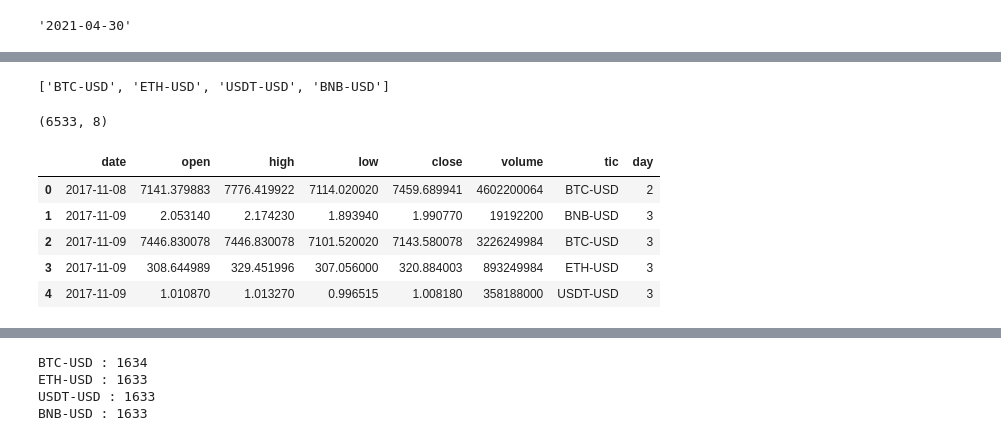
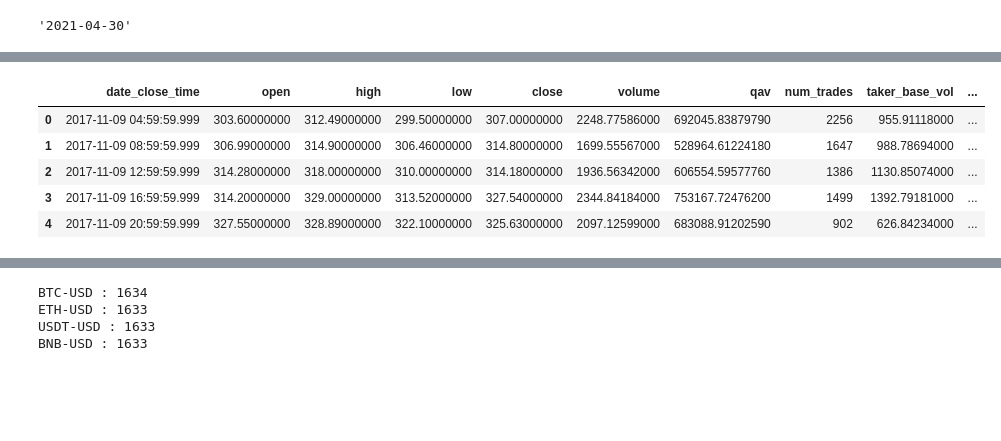
Before and after one commit to TanguyBellec/FinRL_ETH, a Jupyter notebook: FinRL_Crypto.ipynb, the cells around one changed output, grey strips where cells are left out. Cells and saved outputs as stored; diff of their text form; code cells hidden in the pictures; blank space fills up the shorter version.

```diff
--- a/FinRL_Crypto.ipynb
+++ b/FinRL_Crypto.ipynb
@@ -157,5 +160,6 @@ config.TRAIN_END_DATE
 # %%
-CRYPTO_TICKER = ['BTC-USD', 'ETH-USD', 'USDT-USD', 'BNB-USD']
+TICKER_TO_TRADE = 'ETHUSDT'
+CRYPTO_TICKERS = ['BTCUSDT']
 #CRYPTO_TICKER = ['ETH-USD', 'BTC-USD']
 GLOBAL_TICKER = ['^STOXX50E', '^GSPC']
 
@@ -175,17 +167,20 @@ Shape of DataFrame:  (6533, 8)
-# %%
-print(CRYPTO_TICKER)
-# %% [output]
-['BTC-USD', 'ETH-USD', 'USDT-USD', 'BNB-USD']
-# %%
-df.shape
-# %% [output]
-(6533, 8)
+# %%
+# Init Interval, starting and ending dates :
+
+interval = '4h'
+start_date = '2017-11-09'
+end_date = '2022-04-30'
+# %%
+df = get_data_binance(symbol = TICKER_TO_TRADE, interval = '4h',
+                            start_date = '2017-11-09', end_date = '2022-04-30')
+# %%
+df = add_symbols_indicators_to_df(df, CRYPTO_TICKERS, interval, start_date, end_date)
 # %%
-df.sort_values(['date','tic'],ignore_index=True).head()
+df.sort_values(['date_close_time']).head()
 # %% [output]
-|  | date | open | high | low | close | volume | tic | day |
-| 0 | 2017-11-08 | 7141.379883 | 7776.419922 | 7114.020020 | 7459.689941 | 4602200064 | BTC-USD | 2 |
-| 1 | 2017-11-09 | 2.053140 | 2.174230 | 1.893940 | 1.990770 | 19192200 | BNB-USD | 3 |
-| 2 | 2017-11-09 | 7446.830078 | 7446.830078 | 7101.520020 | 7143.580078 | 3226249984 | BTC-USD | 3 |
-| 3 | 2017-11-09 | 308.644989 | 329.451996 | 307.056000 | 320.884003 | 893249984 | ETH-USD | 3 |
-| 4 | 2017-11-09 | 1.010870 | 1.013270 | 0.996515 | 1.008180 | 358188000 | USDT-USD | 3 |
+|  | date_close_time | open | high | low | close | volume | qav | num_trades | taker_base_vol | ... |
+| 0 | 2017-11-09 04:59:59.999 | 303.60000000 | 312.49000000 | 299.50000000 | 307.00000000 | 2248.77586000 | 692045.83879790 | 2256 | 955.91118000 | ... |
+| 1 | 2017-11-09 08:59:59.999 | 306.99000000 | 314.90000000 | 306.46000000 | 314.80000000 | 1699.55567000 | 528964.61224180 | 1647 | 988.78694000 | ... |
+| 2 | 2017-11-09 12:59:59.999 | 314.28000000 | 318.00000000 | 310.00000000 | 314.18000000 | 1936.56342000 | 606554.59577760 | 1386 | 1130.85074000 | ... |
+| 3 | 2017-11-09 16:59:59.999 | 314.20000000 | 329.00000000 | 313.52000000 | 327.54000000 | 2344.84184000 | 753167.72476200 | 1499 | 1392.79181000 | ... |
+| 4 | 2017-11-09 20:59:59.999 | 327.55000000 | 328.89000000 | 322.10000000 | 325.63000000 | 2097.12599000 | 683088.91202590 | 902 | 626.84234000 | ... |
```
Also changed, not shown: parts of 10 cells of this notebook, 2 other files.
